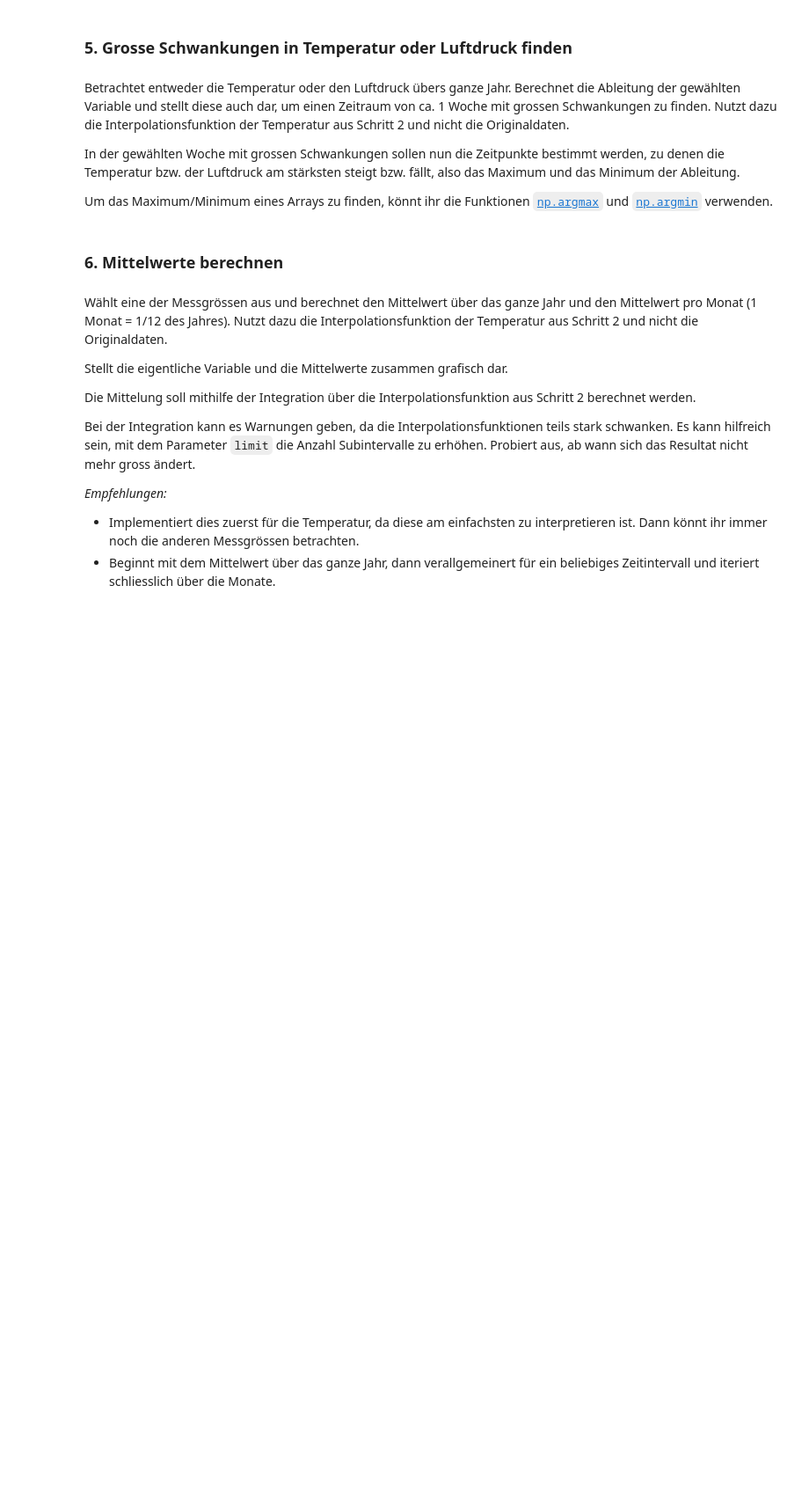
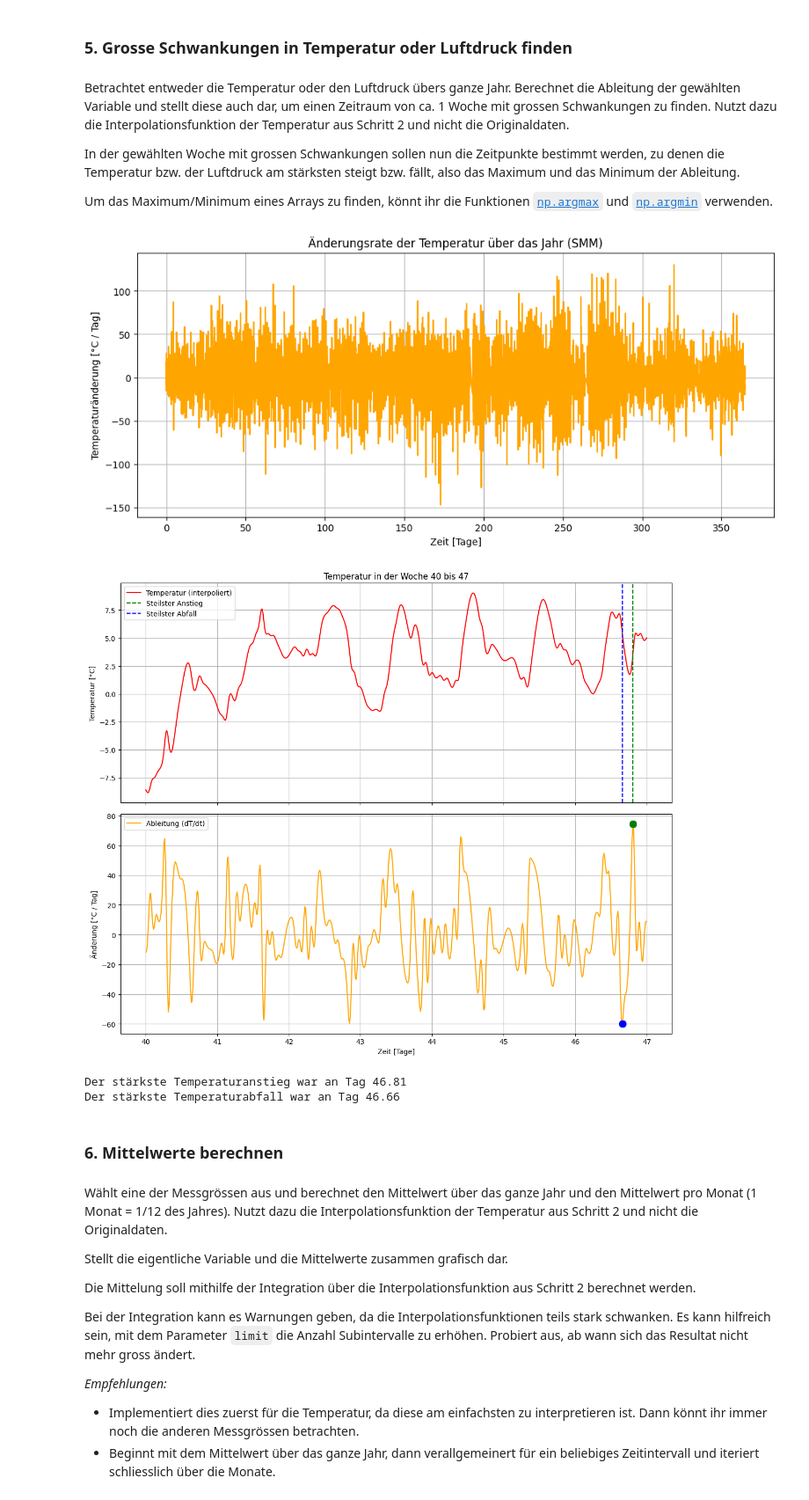
Before and after one commit to Menk1804/NDGS_Projekt_Nico_Menk, a Jupyter notebook: Projekt/Projekt_Vorlage+Aufgaben.ipynb, the cells around one changed output. Shown at 88% size. Saved outputs shown, nothing was run; the diff lists cells and outputs as text; code cells hidden in the pictures; blank space fills up the shorter version.

```diff
--- a/Projekt/Projekt_Vorlage+Aufgaben.ipynb
+++ b/Projekt/Projekt_Vorlage+Aufgaben.ipynb
@@ -136,6 +144,79 @@ Betrachtet entweder die Temperatur oder den Luftdruck übers ganze Jahr. Berechn
 In der gewählten Woche mit grossen Schwankungen sollen nun die Zeitpunkte bestimmt werden, zu denen die Temperatur bzw. der Luftdruck am stärksten steigt bzw. fällt, also das Maximum und das Minimum der Ableitung.
 
 Um das Maximum/Minimum eines Arrays zu finden, könnt ihr die Funktionen [`np.argmax`](https://numpy.org/doc/stable//reference/generated/numpy.argmax.htm) und [`np.argmin`](https://numpy.org/doc/stable//reference/generated/numpy.argmin.html) verwenden.
+# %%
+# Zeitabstand zwischen zwei Punkten (in Tagen)
+dt = t_interp[1] - t_interp[0]
+
+# Numerische Ableitung: (T_nachher - T_vorher) / dt
+# np.diff berechnet die Differenz zwischen aufeinanderfolgenden Elementen
+temp_ableitung = np.diff(temp_interp) / dt
+
+# Da np.diff das Array um 1 kürzt, brauchen wir eine passende Zeitachse für die Ableitung
+t_ableitung = t_interp[:-1] + dt/2
+
+# Plot über das ganze Jahr, um Schwankungen zu finden
+plt.figure(figsize=(12, 5))
+plt.plot(t_ableitung, temp_ableitung, color='orange')
+plt.title('Änderungsrate der Temperatur über das Jahr (SMM)')
+plt.ylabel('Temperaturänderung [°C / Tag]')
+plt.xlabel('Zeit [Tage]')
+plt.grid(True)
+plt.show()
+
+
+# WÄHLE HIER DEINE WOCHE (Beispiel: Tag 40 bis 47)
+t_start_woche = 40
+t_end_woche = 47
+
+# Masken für die gewählte Woche
+mask_woche_interp = (t_interp >= t_start_woche) & (t_interp <= t_end_woche)
+mask_woche_ableitung = (t_ableitung >= t_start_woche) & (t_ableitung <= t_end_woche)
+
+# Daten für die Woche extrahieren
+t_woche = t_interp[mask_woche_interp]
+temp_woche = temp_interp[mask_woche_interp]
+t_abl_woche = t_ableitung[mask_woche_ableitung]
+abl_woche = temp_ableitung[mask_woche_ableitung]
+
+# Zeitpunkte der stärksten Änderung finden (Maximum und Minimum der Ableitung)
+idx_max = np.argmax(abl_woche)
+idx_min = np.argmin(abl_woche)
+
+t_max_anstieg = t_abl_woche[idx_max]
+t_max_fall = t_abl_woche[idx_min]
+
+# Darstellung
+fig, (ax1, ax2) = plt.subplots(2, 1, figsize=(12, 10), sharex=True)
+
+# Plot 1: Temperaturverlauf
+ax1.plot(t_woche, temp_woche, 'r-', label='Temperatur (interpoliert)')
+ax1.axvline(t_max_anstieg, color='green', linestyle='--', label='Steilster Anstieg')
+ax1.axvline(t_max_fall, color='blue', linestyle='--', label='Steilster Abfall')
+ax1.set_ylabel('Temperatur [°C]')
+ax1.set_title(f'Temperatur in der Woche {t_start_woche} bis {t_end_woche}')
+ax1.legend()
+ax1.grid(True)
+
+# Plot 2: Ableitung
+ax2.plot(t_abl_woche, abl_woche, 'orange', label='Ableitung (dT/dt)')
+ax2.scatter(t_max_anstieg, abl_woche[idx_max], color='green', s=100, zorder=5)
+ax2.scatter(t_max_fall, abl_woche[idx_min], color='blue', s=100, zorder=5)
+ax2.set_ylabel('Änderung [°C / Tag]')
+ax2.set_xlabel('Zeit [Tage]')
+ax2.legend()
+ax2.grid(True)
+
+plt.tight_layout()
+plt.show()
+
+print(f"Der stärkste Temperaturanstieg war an Tag {t_max_anstieg:.2f}")
+print(f"Der stärkste Temperaturabfall war an Tag {t_max_fall:.2f}")
+# %% [output]
+[figure, added]
+[figure, added]
+Der stärkste Temperaturanstieg war an Tag 46.81
+Der stärkste Temperaturabfall war an Tag 46.66
 # %% [markdown]
 ### 6. Mittelwerte berechnen
 # %% [markdown]
```
Also changed, not shown: parts of 4 cells of this notebook.
